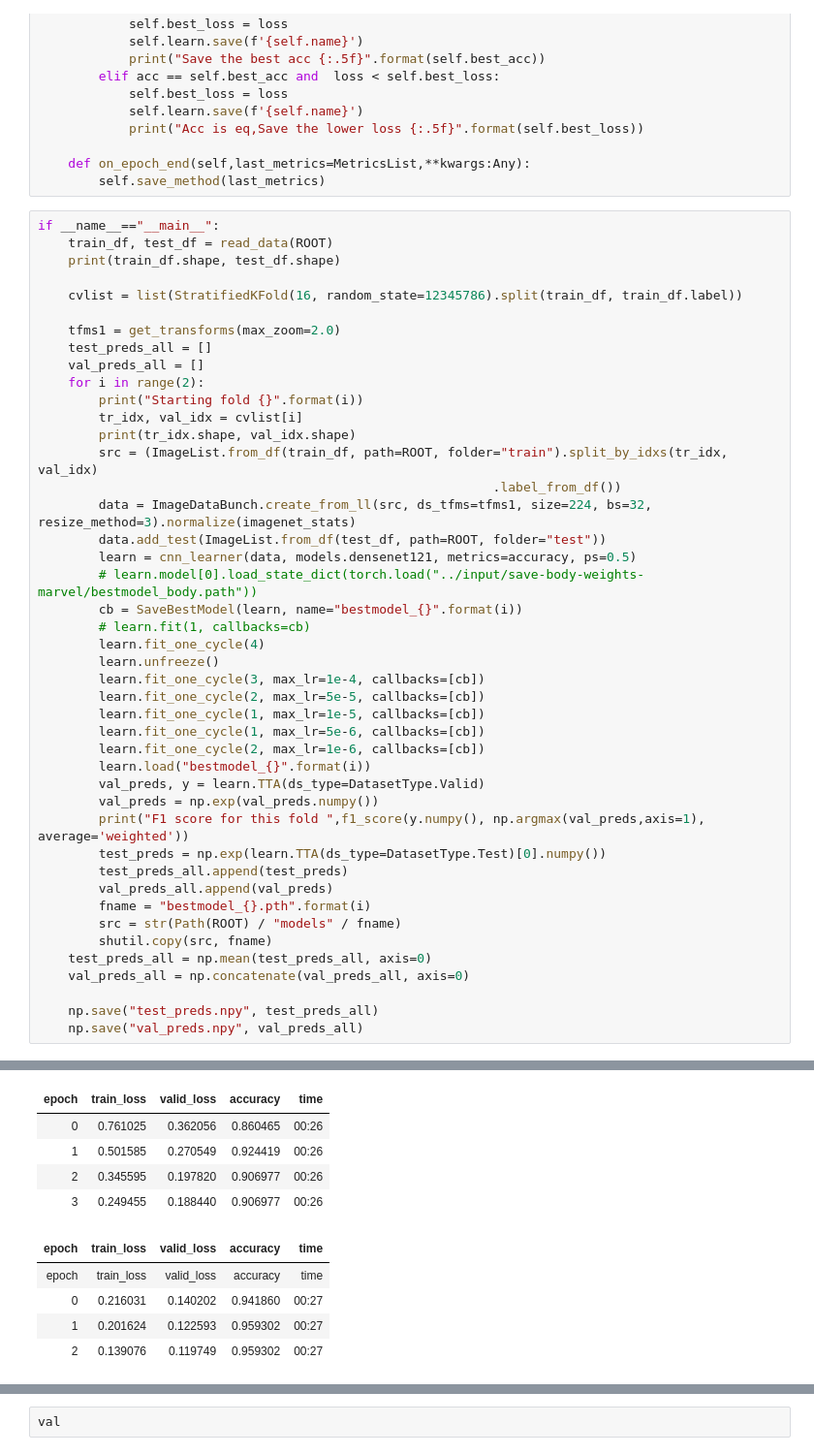
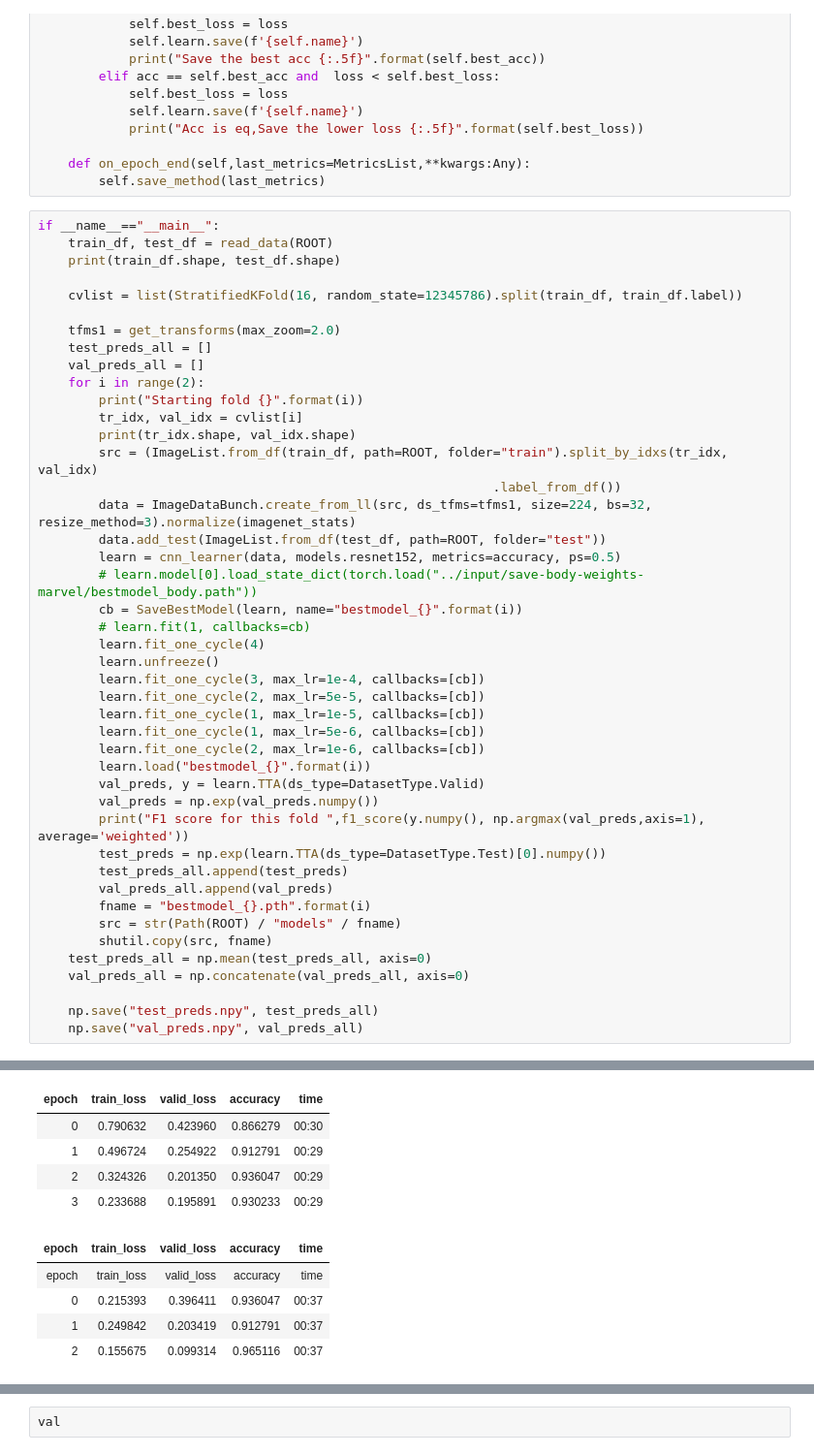
Before and after one commit to plaban1981/Dphi_hackathon, a Jupyter notebook: Data_Sprint_25_Flower_Recognition.ipynb, the cells around one changed output, grey strips where cells are left out. Shown: that part at 97% size. Saved outputs shown, nothing was run; the diff lists cells and outputs as text.

```diff
--- a/Data_Sprint_25_Flower_Recognition.ipynb
+++ b/Data_Sprint_25_Flower_Recognition.ipynb
@@ -178,7 +178,7 @@ if __name__=="__main__":
                                                             .label_from_df())
         data = ImageDataBunch.create_from_ll(src, ds_tfms=tfms1, size=224, bs=32, resize_method=3).normalize(imagenet_stats)
         data.add_test(ImageList.from_df(test_df, path=ROOT, folder="test"))
-        learn = cnn_learner(data, models.densenet121, metrics=accuracy, ps=0.5)
+        learn = cnn_learner(data, models.resnet152, metrics=accuracy, ps=0.5)
         # learn.model[0].load_state_dict(torch.load("../input/save-body-weights-marvel/bestmodel_body.path"))
         cb = SaveBestModel(learn, name="bestmodel_{}".format(i))
         # learn.fit(1, callbacks=cb)
@@ -211,10 +212,10 @@ Starting fold 0
 | epoch | train_loss | valid_loss | accuracy | time |
-| 0 | 0.761025 | 0.362056 | 0.860465 | 00:26 |
-| 1 | 0.501585 | 0.270549 | 0.924419 | 00:26 |
-| 2 | 0.345595 | 0.197820 | 0.906977 | 00:26 |
-| 3 | 0.249455 | 0.188440 | 0.906977 | 00:26 |
+| 0 | 0.790632 | 0.423960 | 0.866279 | 00:30 |
+| 1 | 0.496724 | 0.254922 | 0.912791 | 00:29 |
+| 2 | 0.324326 | 0.201350 | 0.936047 | 00:29 |
+| 3 | 0.233688 | 0.195891 | 0.930233 | 00:29 |
 | epoch | train_loss | valid_loss | accuracy | time |
 | epoch | train_loss | valid_loss | accuracy | time |
-| 0 | 0.216031 | 0.140202 | 0.941860 | 00:27 |
-| 1 | 0.201624 | 0.122593 | 0.959302 | 00:27 |
-| 2 | 0.139076 | 0.119749 | 0.959302 | 00:27 |
+| 0 | 0.215393 | 0.396411 | 0.936047 | 00:37 |
+| 1 | 0.249842 | 0.203419 | 0.912791 | 00:37 |
+| 2 | 0.155675 | 0.099314 | 0.965116 | 00:37 |
```
Also changed, not shown: parts of 5 cells of this notebook.
